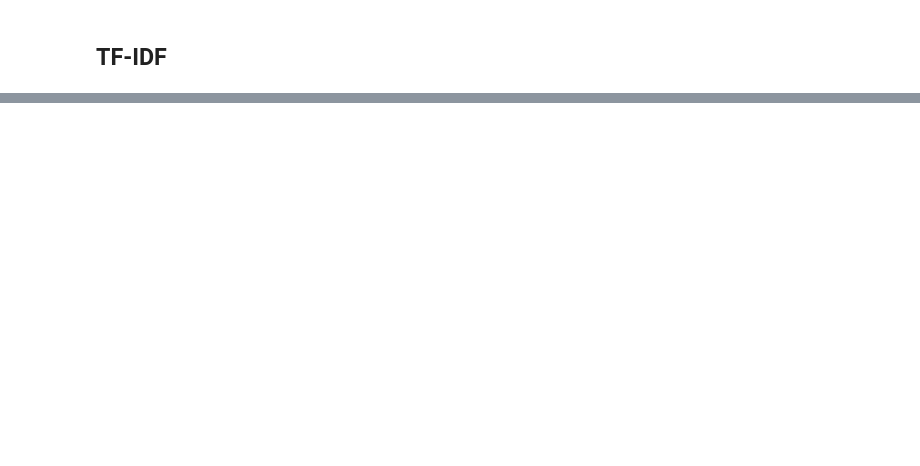
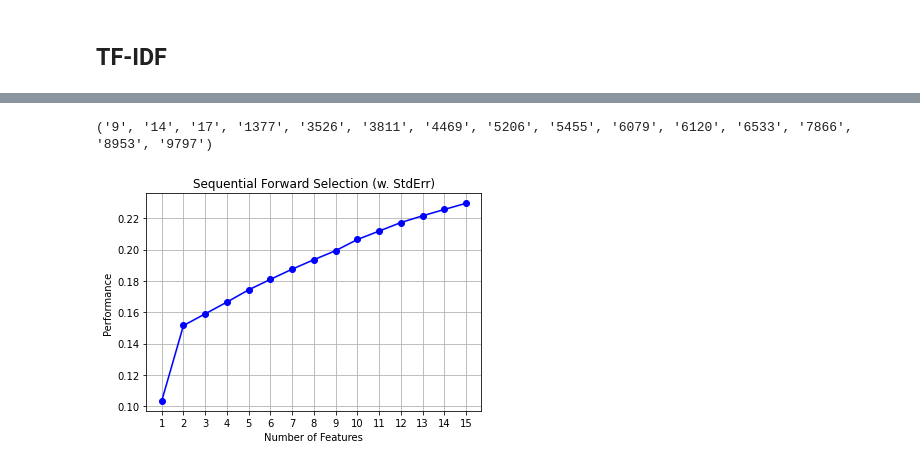
Before and after one commit to tomifarall/Orga-Datos-Tp2, a Jupyter notebook: feature_importance.ipynb, the cells around one changed output, grey strips where cells are left out. Drawn from its saved outputs; the diff is of its cells as text; code cells hidden in the pictures; blank space fills up the shorter version.

```diff
--- a/feature_importance.ipynb
+++ b/feature_importance.ipynb
@@ -289,5 +378,3 @@ df_tf_idf.shape
-# %%
-train_data[df_tf_idf.columns]=df_tf_idf
 # %%
 #Corremos el algoritmo para TEST set
 texts_test = test_data['clean_text']
@@ -347,0 +484,9 @@ test.head()
+# %%
+#Construimos los datos de entrenamiento y de test
+X=train_data.drop(['Unnamed: 0','hashtags',"_target_",'index','clean_text','text_x','target_x','keyword','location_x','tagged_text','tagged_clean_text'], axis=1)
+X = X.values
+y = train_data["_target_"].values
+
+X_TEST = test_data.drop(['id_x','index','clean_text','text_x','keyword','location_x'], axis=1)
+
+X_train, X_test, y_train, y_test = train_test_split(X, y, test_size = 0.20, random_state=41)
@@ -347,0 +542,21 @@ test.head()
+# %%
+#importing the necessary libraries
+from mlxtend.feature_selection import SequentialFeatureSelector as SFS
+from sklearn.linear_model import LinearRegression# Sequential Forward Selection(sfs)
+sfs = SFS(LinearRegression(),
+           k_features=(1,15),
+           forward=True,
+           floating=False,
+           scoring = 'r2',
+           cv = 0)
+sfs.fit(X_train, y_train)
+print(sfs.k_feature_names_ )
+from mlxtend.plotting import plot_sequential_feature_selection as plot_sfs
+import matplotlib.pyplot as plt
+fig1 = plot_sfs(sfs.get_metric_dict(), kind='std_dev')
+plt.title('Sequential Forward Selection (w. StdErr)')
+plt.grid()
+plt.show()
+# %% [output]
+('9', '14', '17', '1377', '3526', '3811', '4469', '5206', '5455', '6079', '6120', '6533', '7866', '8953', '9797')
+[figure, added]
```
Also changed, not shown: parts of 29 cells of this notebook.
